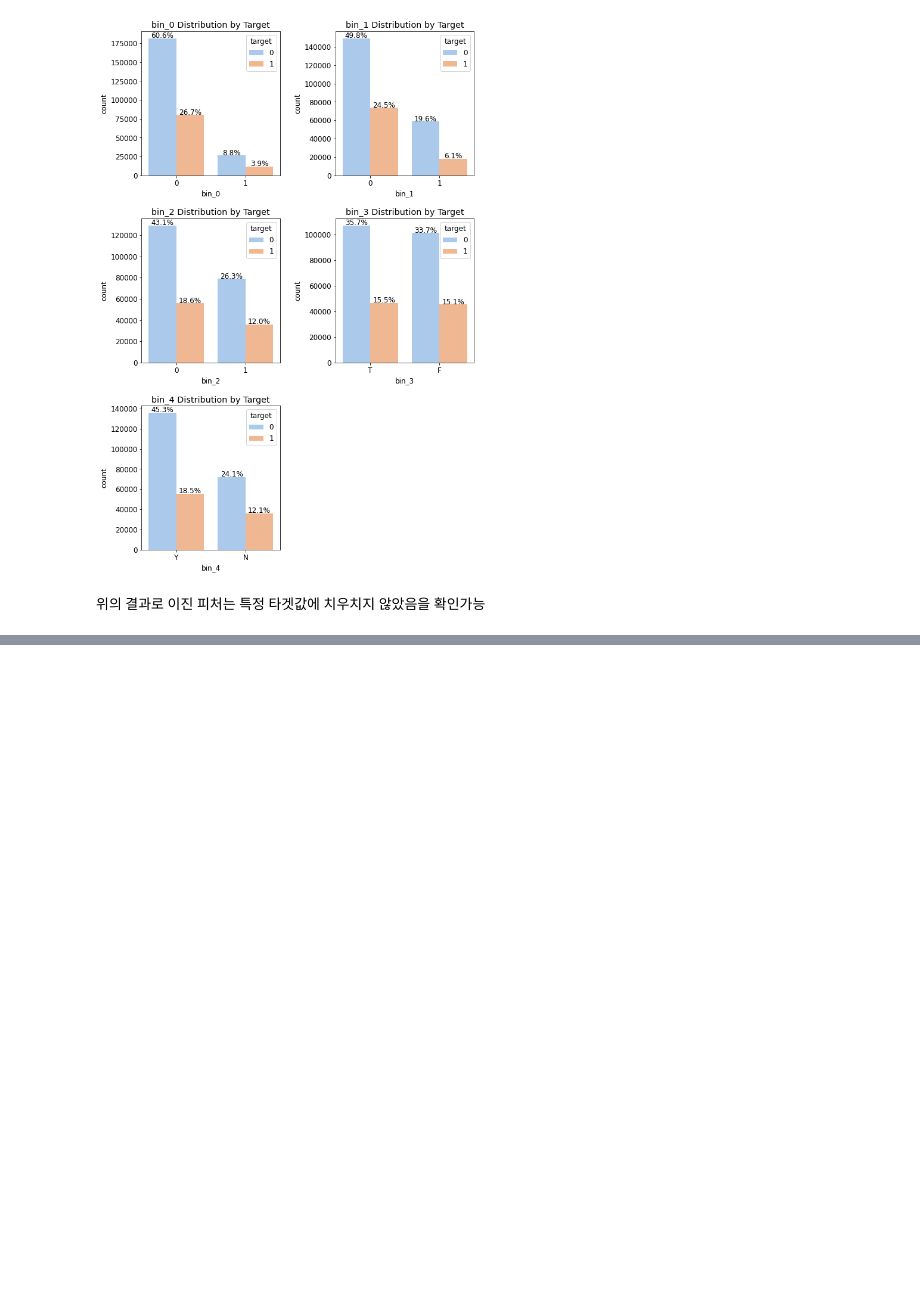
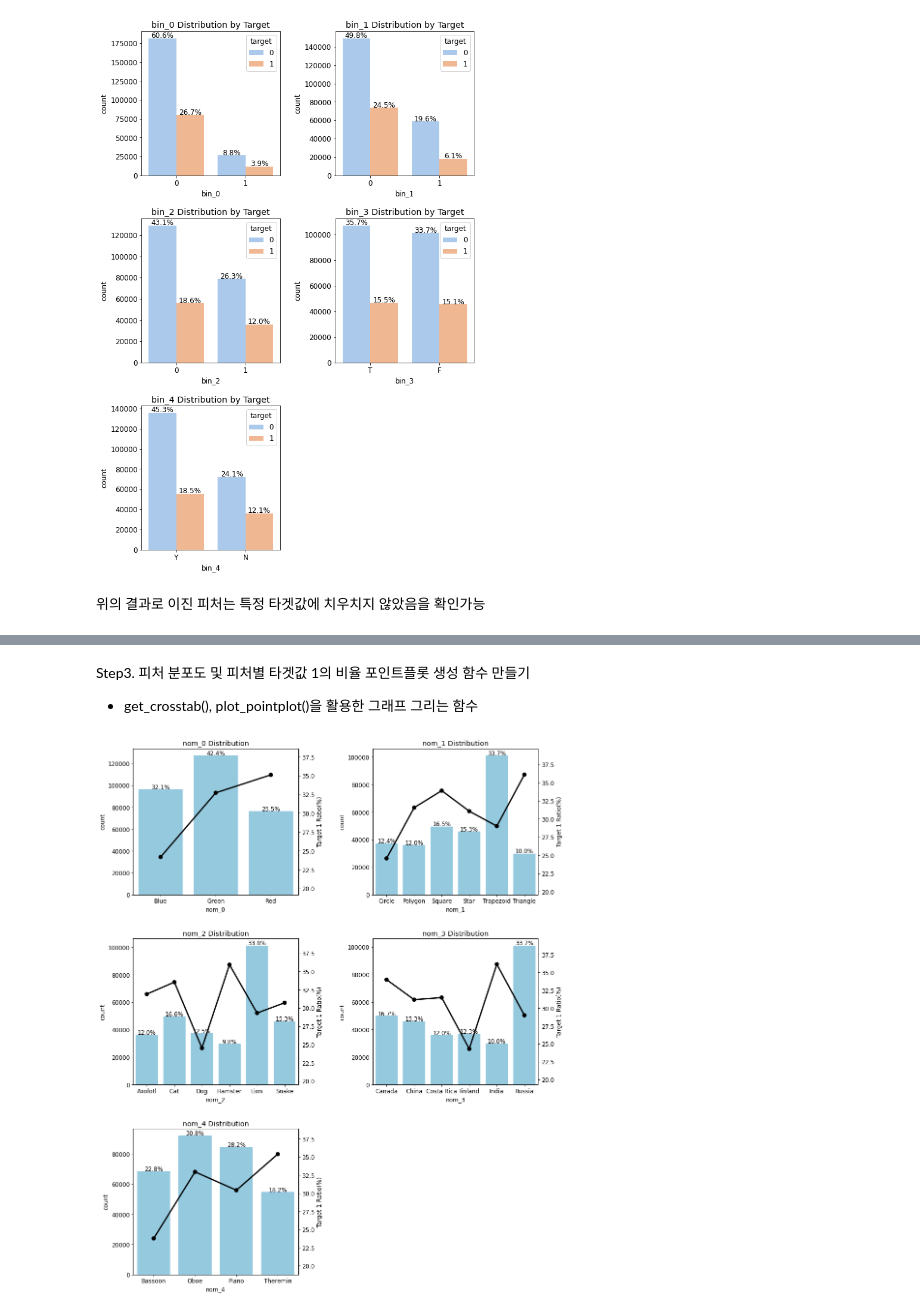
Before and after one commit to DrunkJin/Kaggle, a Jupyter notebook: categorical-feature-encoding-challenge-cocoyachi.ipynb, the cells around one changed output, grey strips where cells are left out. Saved outputs shown, nothing was run; the diff lists cells and outputs as text; code cells hidden in the pictures; blank space fills up the shorter version.

```diff
--- a/categorical-feature-encoding-challenge-cocoyachi.ipynb
+++ b/categorical-feature-encoding-challenge-cocoyachi.ipynb
@@ -217,0 +247,3 @@ for idx, feature in enumerate(bin_features):
+# %%
+crosstab = crosstab.reset_index()
+crosstab
@@ -217,0 +260,3 @@ for idx, feature in enumerate(bin_features):
+# %%
+crosstab = get_crosstab(train, 'nom_0')
+crosstab
@@ -217,0 +282,43 @@ for idx, feature in enumerate(bin_features):
+# %%
+def plot_pointplot(ax, feature, crosstab):
+    ax2 = ax.twinx() # x축은 공유하고 y축은 공유하지 않는 새로운 축 생성
+    # 새로운 축에 포인트플롯 그리기
+    ax2 = sns.pointplot(x=feature, y=1, data=crosstab,
+                        order=crosstab[feature].values, # 포인트플롯 순서
+                        color='black',                   # 포인트플롯 색상
+                        legend=False)                   # 범례 미표시
+    ax2.set_ylim(crosstab[1].min()-5, crosstab[1].max()*1.1) # y축 범위 설정
+    ax2.set_ylabel('Target 1 Ratio(%)')
+# %% [markdown]
+Step3. 피처 분포도 및 피처별 타겟값 1의 비율 포인트플롯 생성 함수 만들기
+* get_crosstab(), plot_pointplot()을 활용한 그래프 그리는 함수
+# %%
+def plot_cat_dist_with_true_ratio(df, features, num_rows, num_cols, size=(15, 20)):
+    plt.figure(figsize=size)  # 전체 Figure 크기 설정
+    grid = gridspec.GridSpec(num_rows, num_cols) # 서브플롯 배치
+    plt.subplots_adjust(wspace=0.45, hspace=0.3) # 서브플롯 좌우/상하 여백 설정
+
+    for idx, feature in enumerate(features):
+        ax = plt.subplot(grid[idx])
+        crosstab = get_crosstab(df, feature) # 교차분석표 생성
+
+        # ax축에 타겟값 분포 카운트플롯 그리기
+        sns.countplot(x=feature, data=df,
+                      order=crosstab[feature].values,
+                      color='skyblue',
+                      ax=ax)
+
+        write_percent(ax, len(df)) # 비율 표시
+
+        plot_pointplot(ax, feature, crosstab) # 포인트플롯 그리기
+
+        ax.set_title(f'{feature} Distribution') # 그래프 제목 설정
+# %%
+norm_features = []
+for i in range(5):   # 명목형 피처 nom_0 ~ 4까지 리스트로 만들기
+    norm_features.append(f'nom_{i}')
+
+plot_cat_dist_with_true_ratio(train, norm_features,
+                              num_rows=3, num_cols=2)
+# %% [output]
+[figure, added]
```
Also changed, not shown: parts of 23 cells of this notebook.
